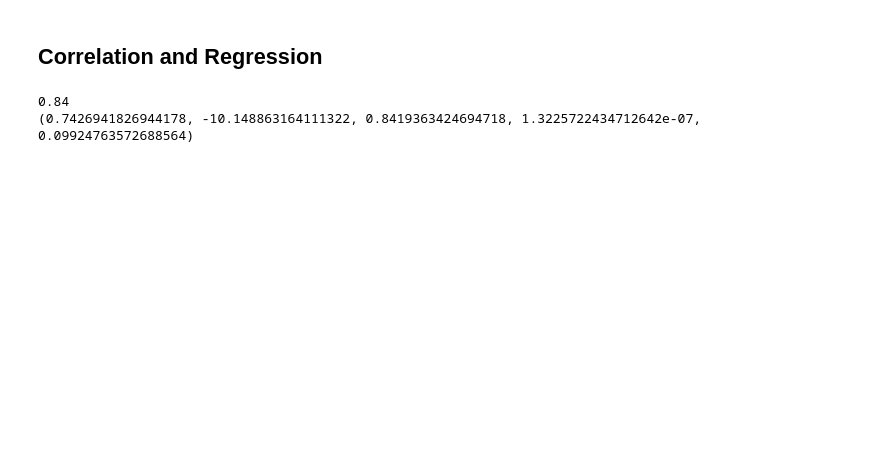
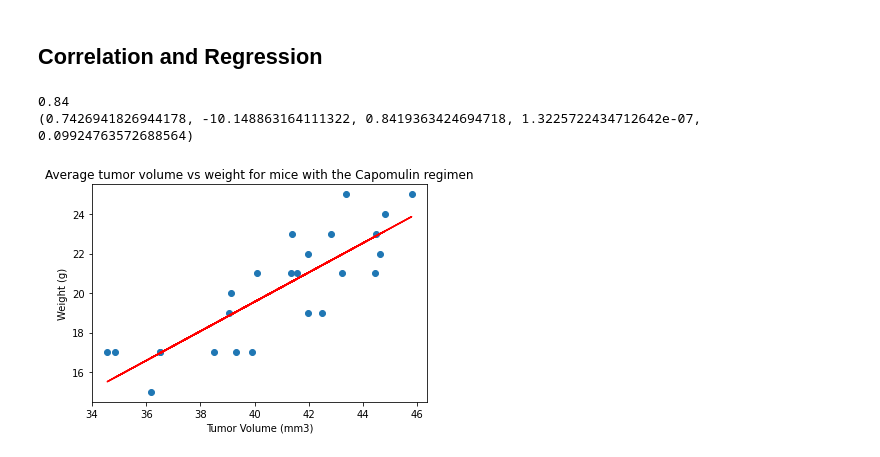
Before and after one commit to JGarvert/Matplotlib_homework, a Jupyter notebook: pymaceuticals_starter.ipynb, the cells around one changed output. Cells and saved outputs as stored; diff of their text form; code cells hidden in the pictures; blank space fills up the shorter version.

```diff
--- a/pymaceuticals_starter.ipynb
+++ b/pymaceuticals_starter.ipynb
@@ -339,3 +295,14 @@ print((slope, intercept, rvalue, pvalue, stderr))
 # %% [output]
 0.84
 (0.7426941826944178, -10.148863164111322, 0.8419363424694718, 1.3225722434712642e-07, 0.09924763572688564)
+# %%
+# add linear regression line
+
+cap_scatter = plt.scatter(cap_tumvol,cap_weight)
+plt.plot(cap_tumvol,regress_values, "r-")
+plt.ylabel('Weight (g)')
+plt.xlabel('Tumor Volume (mm3)')
+plt.title(f"Average tumor volume vs weight for mice with the Capomulin regimen")
+plt.show()
+# %% [output]
+[figure, added]
```
Also changed, not shown: parts of 16 cells of this notebook.
